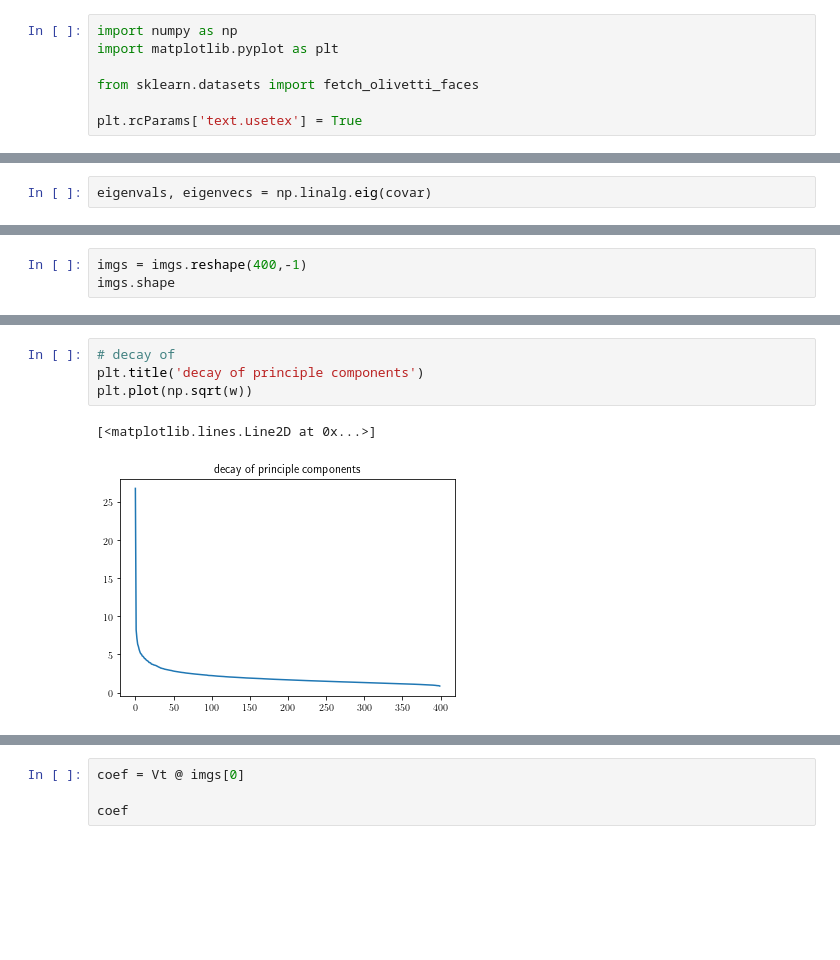
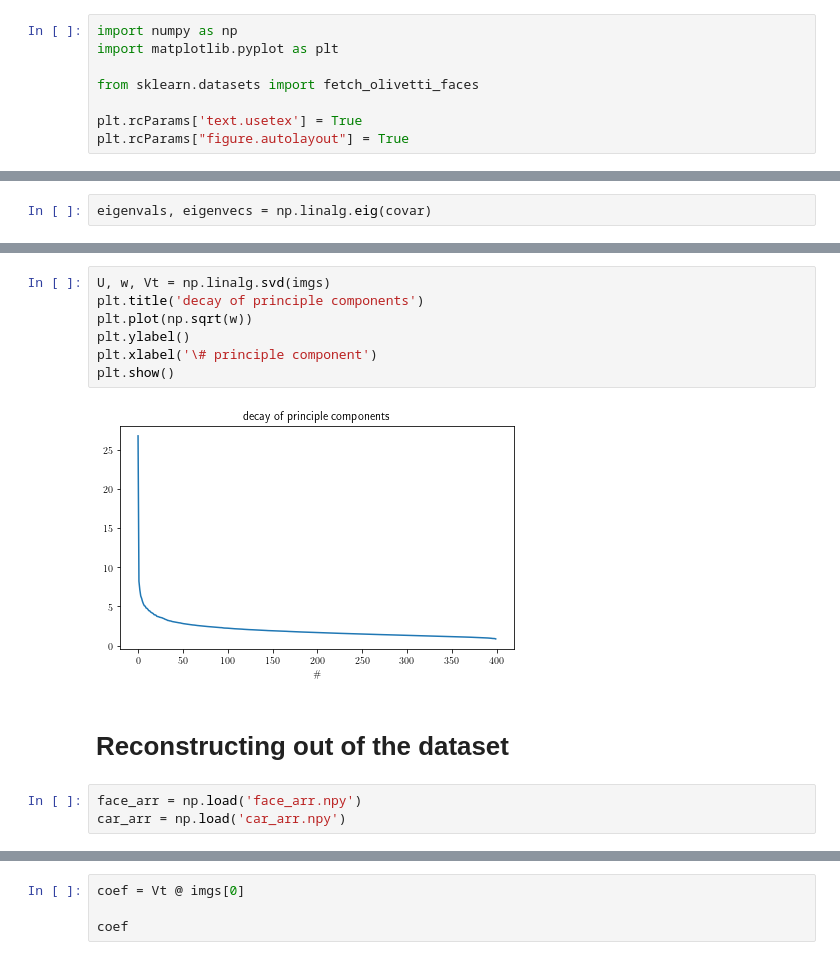
Before and after one commit to hws1302/pca-article, a Jupyter notebook: PCA vs autoencoder.ipynb, the cells around one changed output, grey strips where cells are left out. Drawn from its saved outputs; the diff is of its cells as text; blank space fills up the shorter version.

```diff
--- a/PCA vs autoencoder.ipynb
+++ b/PCA vs autoencoder.ipynb
@@ -46,6 +68,7 @@ import matplotlib.pyplot as plt
 from sklearn.datasets import fetch_olivetti_faces
 
 plt.rcParams['text.usetex'] = True
+plt.rcParams["figure.autolayout"] = True
 # %%
 # add in LaTeX plotting stuff
 
@@ -259,3 +280,0 @@ plt.imshow(np.mean(imgs, axis=0), cmap='gray')
-# %%
-imgs = imgs.reshape(400,-1)
-imgs.shape
@@ -286,8 +313,15 @@ for i in range(150,200):
 # %%
-# decay of
+U, w, Vt = np.linalg.svd(imgs)
 plt.title('decay of principle components')
 plt.plot(np.sqrt(w))
+plt.ylabel()
+plt.xlabel('\# principle component')
+plt.show()
 # %% [output]
-[<matplotlib.lines.Line2D at 0x...>]
-[figure, old version]
+[figure, new version]
+# %% [markdown]
+# Reconstructing out of the dataset
+# %%
+face_arr = np.load('face_arr.npy')
+car_arr = np.load('car_arr.npy')
 # %%
```
Also changed, not shown: parts of 50 cells of this notebook.
